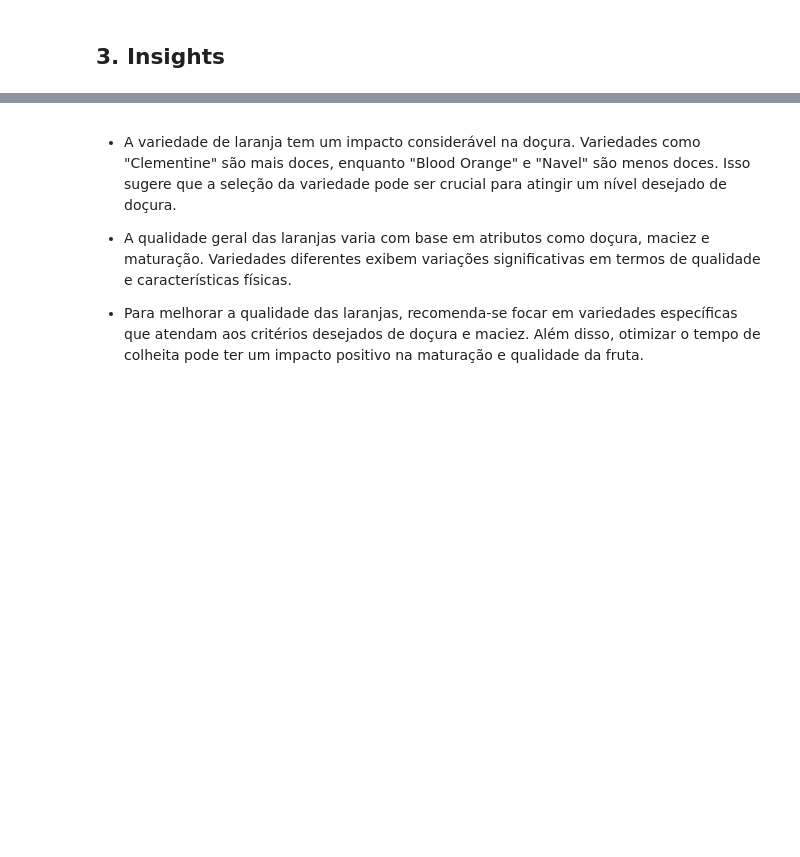
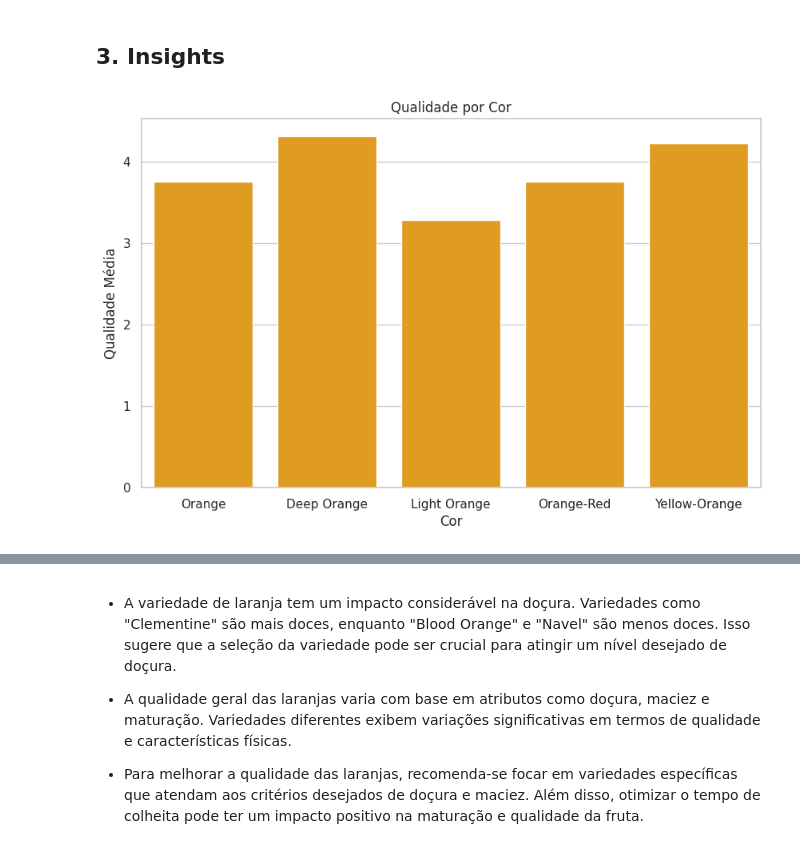
Before and after one commit to atlantico-academy/equipe7-2014.2, a Jupyter notebook: notebooks/01-exploratory_data_analysis.ipynb, the cells around one changed output, grey strips where cells are left out. Cells and saved outputs as stored; diff of their text form; code cells hidden in the pictures; blank space fills up the shorter version.

Commit message:
adicionando mais gráficos

```diff
--- a/notebooks/01-exploratory_data_analysis.ipynb
+++ b/notebooks/01-exploratory_data_analysis.ipynb
@@ -267,3 +252,17 @@ ValueError: Could not interpret value `Quality` for `y`. An entry with this name
 - As laranjas com menos dias de colheita são as com maior maturação.
 # %% [markdown]
 ## 3. Insights
+# %%
+# Criando o gráfico de barras
+plt.figure(figsize=(10, 6))
+sns.barplot(x='Color', y='Quality (1-5)', data=laranjas, errorbar=None, color='#FFA500')
+
+# Adicionando título e rótulos
+plt.title('Qualidade por Cor')
+plt.xlabel('Cor')
+plt.ylabel('Qualidade Média')
+
+# Exibindo o gráfico
+plt.show()
+# %% [output]
+[figure, added]
```
Also changed, not shown: parts of 3 cells of this notebook.
